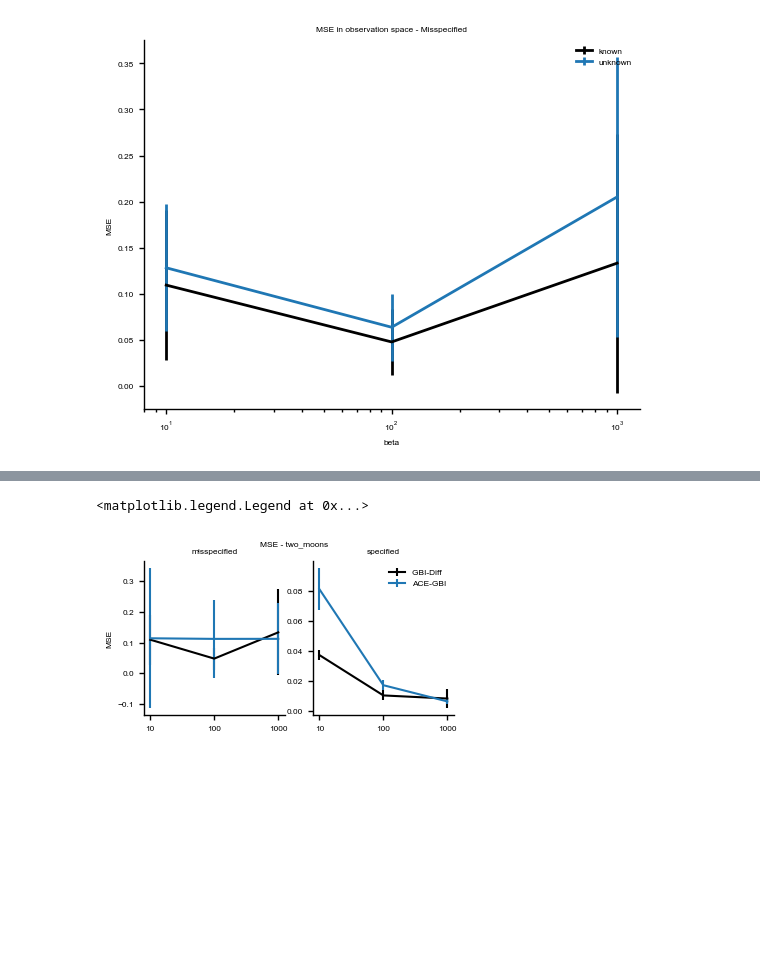
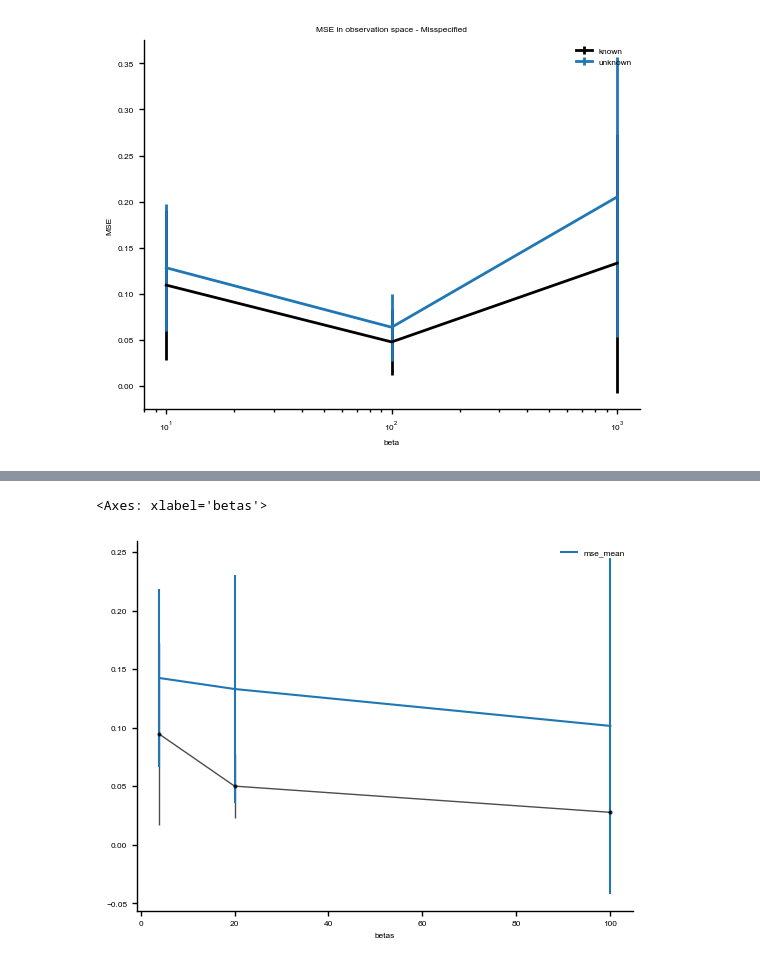
Before and after one commit to mackelab/neuralgbi_diffusion, a Jupyter notebook: notebooks/figures/benchmark_1.ipynb, the cells around one changed output, grey strips where cells are left out. Cells and saved outputs as stored; diff of their text form; code cells hidden in the pictures; blank space fills up the shorter version.

```diff
--- a/notebooks/figures/benchmark_1.ipynb
+++ b/notebooks/figures/benchmark_1.ipynb
@@ -157,44 +548,12 @@ df
-# %%
-tasks = df["task"].unique().tolist()
-specifieds = df["specified"].unique().tolist()
-
-fig, axs = plt.subplots(nrows=len(tasks), ncols=len(specifieds), figsize=(4, 2))
-
-for idx, data in df.groupby(["task", "specified", "known"]):
-    task, specified, known = idx
-
-    if known == "unknown":
-        continue
-    betas = data["betas"]
-
-    row_idx = tasks.index(task)
-    col_idx = specifieds.index(specified)
-    ax = axs[col_idx]
-    ax.errorbar(
-        data["betas"].astype(str), data["mse_mean"], data["mse_std"], label="GBI-Diff "
-    )
-    ax.set_title(specified)
-
-axs[0].set_ylabel("MSE")
-
-fig.suptitle(f"MSE - {task}")
-
-
-gbi_benchmark_misspecified = {
-    "betas": ["10", "100", "1000"],
-    "mean": [0.113898, 0.111917, 0.112072],
-    "std": [0.227978, 0.127735, 0.115481],
-}
-
-gbi_benchmark_specified = {
-    "betas": ["10", "100", "1000"],
-    "mean": [0.081393, 0.017173, 0.006345],
-    "std": [0.013825, 0.003511, 0.001873],
-}
-
-axs[0].errorbar(gbi_benchmark_misspecified["betas"], gbi_benchmark_misspecified["mean"], gbi_benchmark_misspecified["std"], label="ACE-GBI")
-axs[1].errorbar(gbi_benchmark_specified["betas"], gbi_benchmark_specified["mean"], gbi_benchmark_specified["std"], label="ACE-GBI")
-axs[1].legend()
-# %% [output]
-<matplotlib.legend.Legend at 0x...>
-[figure, removed]
+# %%
+fig, ax = plt.subplots()
+
+df_summaries = pd.read_csv(f"GBI_results_uniform_1d.csv")
+df_collapsed = df_summaries.groupby(['algorithm','beta','xo_specified', 'xo_known']).describe()
+df_cur = df_collapsed.loc["GBI", :, "specified", "unknown"]["dist_samples_mean"]
+gbi_line = ax.errorbar(df_cur.index, df_cur['mean'].values, yerr=df_cur['std'].values, fmt='-o',label="GBI", lw=1, alpha=0.7, markersize=2)
+
+df.plot("betas", "mse_mean", yerr="mse_std", ax=ax)# .set(yscale="log")
+# %% [output]
+<Axes: xlabel='betas'>
+[figure, added]
```
Also changed, not shown: parts of 13 cells of this notebook, 11 other files.
